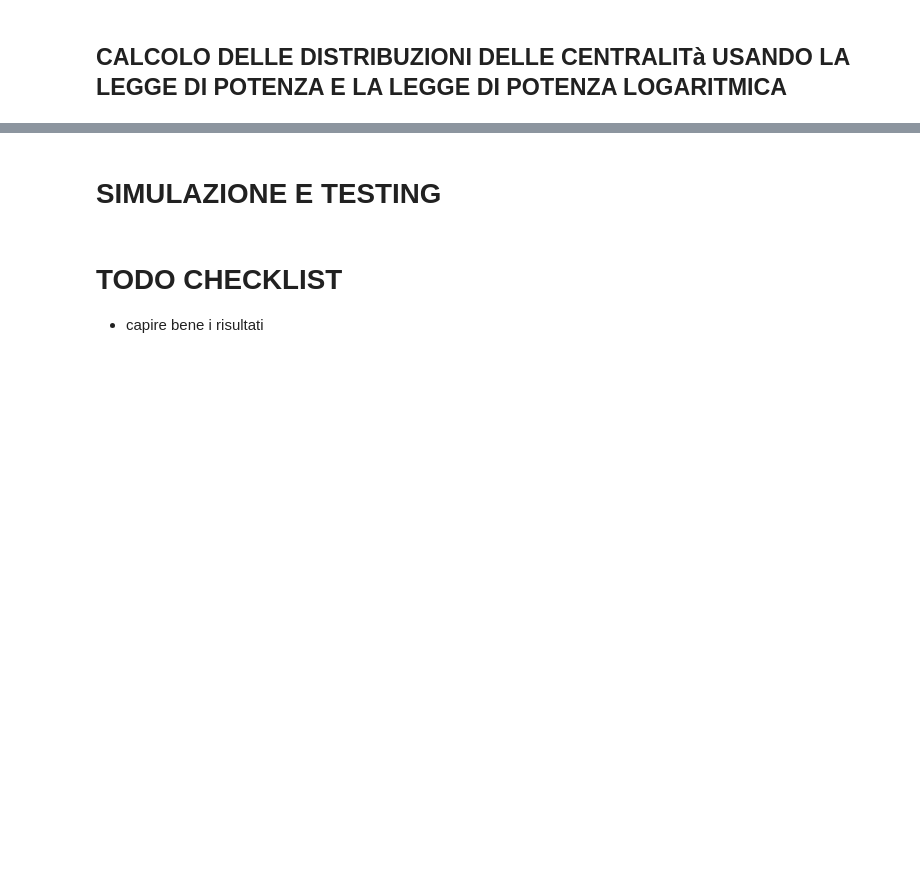
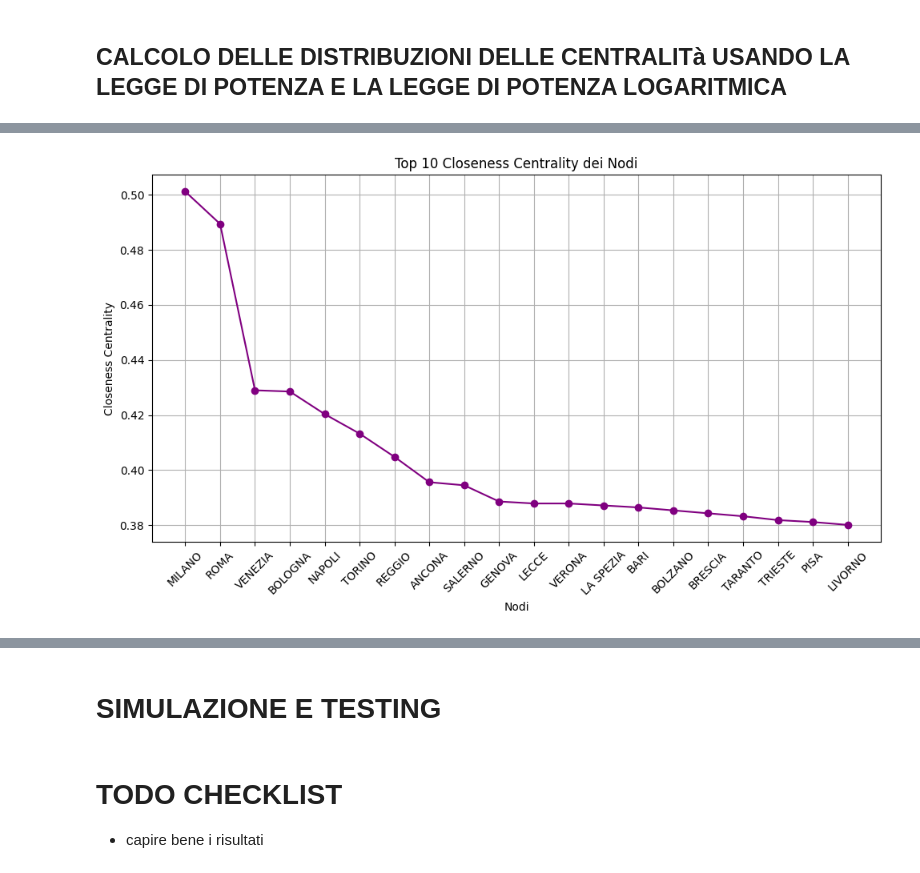
Before and after one commit to riccardospini98/sna, a Jupyter notebook: progetto/analysis.ipynb, the cells around one changed output, grey strips where cells are left out. Cells and saved outputs as stored; diff of their text form; code cells hidden in the pictures; blank space fills up the shorter version.

```diff
--- a/progetto/analysis.ipynb
+++ b/progetto/analysis.ipynb
@@ -341,3 +372,21 @@ plt.show()
+# %%
+# Ordina i nodi per closeness centrality e prendi i primi 10
+top_nodes_closeness = sorted(closeness_centrality.items(), key=lambda x: x[1], reverse=True)[:20]
+nodes_closeness = [node for node, _ in top_nodes_closeness]
+centrality_values_closeness = [value for _, value in top_nodes_closeness]
+
+# Plot a line chart
+plt.figure(figsize=(10, 6))
+plt.plot(nodes_closeness, centrality_values_closeness, marker='o', linestyle='-', color='purple')
+plt.xlabel('Nodi')
+plt.ylabel('Closeness Centrality')
+plt.title('Top 10 Closeness Centrality dei Nodi')
+plt.xticks(rotation=45)
+plt.grid(True)
+plt.tight_layout()
+plt.show()
+# %% [output]
+[figure, added]
 # %%
 def analyze_centrality(centrality_values, centrality_name):
     # Filtra i valori positivi poiché la legge di potenza non può avere valori zero o negativi
```
Also changed, not shown: parts of 7 cells of this notebook.
